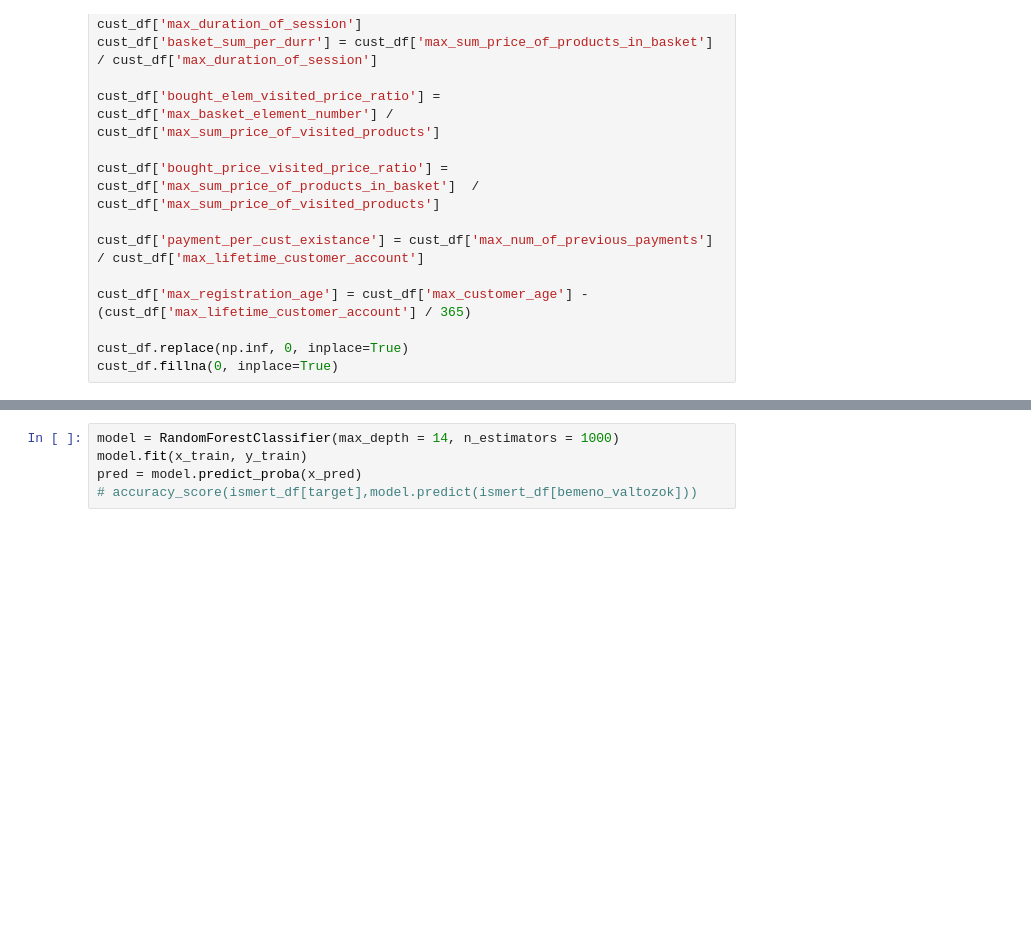
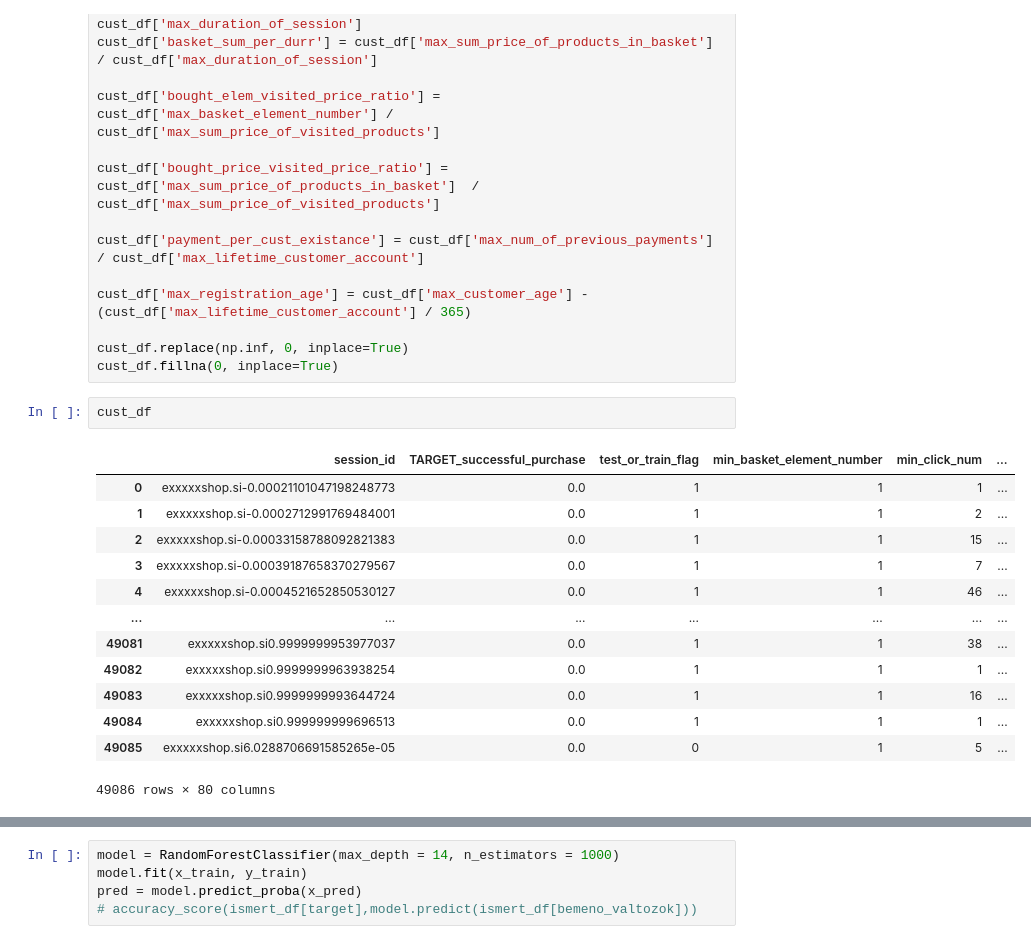
Before and after one commit to matech96/ADA, a Jupyter notebook: ADA nagyhazi feature eneneering.ipynb, the cells around one changed output, grey strips where cells are left out. Drawn from its saved outputs; the diff is of its cells as text; blank space fills up the shorter version.

```diff
--- a/ADA nagyhazi feature eneneering.ipynb
+++ b/ADA nagyhazi feature eneneering.ipynb
@@ -95,3 +158,19 @@ cust_df['max_registration_age'] = cust_df['max_customer_age'] - (cust_df['max_li
 
 cust_df.replace(np.inf, 0, inplace=True)
 cust_df.fillna(0, inplace=True)
+# %%
+cust_df
+# %% [output]
+|  | session_id | TARGET_successful_purchase | test_or_train_flag | min_basket_element_number | min_click_num | ... |
+| 0 | exxxxxshop.si-0.00021101047198248773 | 0.0 | 1 | 1 | 1 | ... |
+| 1 | exxxxxshop.si-0.0002712991769484001 | 0.0 | 1 | 1 | 2 | ... |
+| 2 | exxxxxshop.si-0.00033158788092821383 | 0.0 | 1 | 1 | 15 | ... |
+| 3 | exxxxxshop.si-0.00039187658370279567 | 0.0 | 1 | 1 | 7 | ... |
+| 4 | exxxxxshop.si-0.0004521652850530127 | 0.0 | 1 | 1 | 46 | ... |
+| ... | ... | ... | ... | ... | ... | ... |
+| 49081 | exxxxxshop.si0.9999999953977037 | 0.0 | 1 | 1 | 38 | ... |
+| 49082 | exxxxxshop.si0.9999999963938254 | 0.0 | 1 | 1 | 1 | ... |
+| 49083 | exxxxxshop.si0.9999999993644724 | 0.0 | 1 | 1 | 16 | ... |
+| 49084 | exxxxxshop.si0.999999999696513 | 0.0 | 1 | 1 | 1 | ... |
+| 49085 | exxxxxshop.si6.0288706691585265e-05 | 0.0 | 0 | 1 | 5 | ... |
+49086 rows × 80 columns
```
Also changed, not shown: parts of 22 cells of this notebook, 6 other files.
